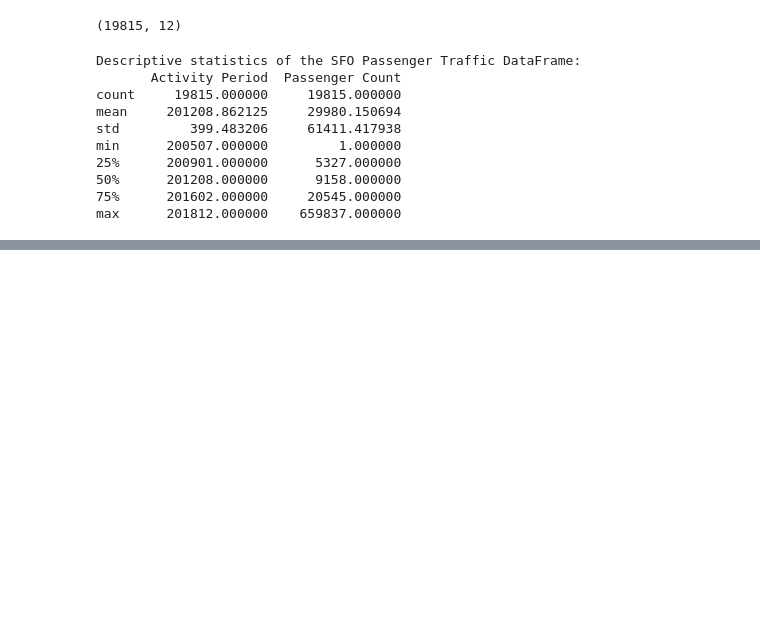
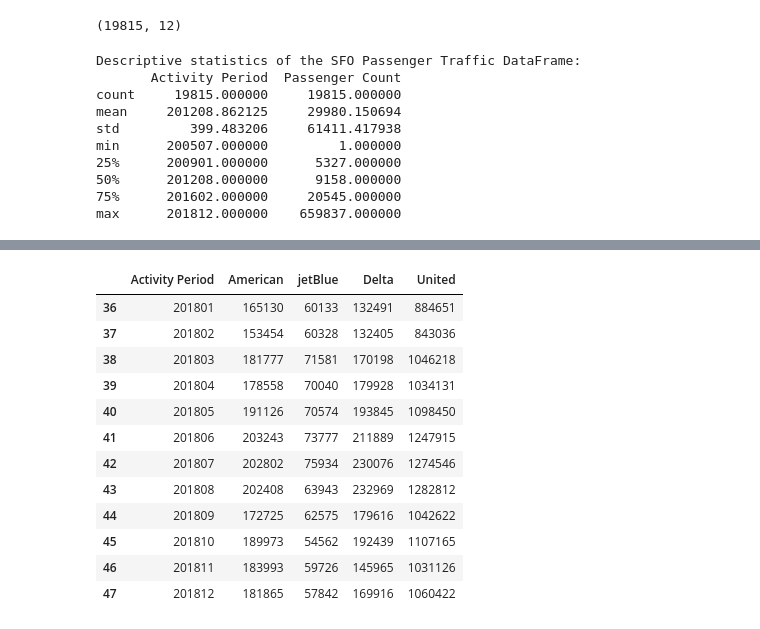
Before and after one commit to Saranyanv/test, a Jupyter notebook: 455_Assignment1.ipynb, the cells around one changed output, grey strips where cells are left out. Drawn from its saved outputs; the diff is of its cells as text; code cells hidden in the pictures; blank space fills up the shorter version.

```diff
--- a/455_Assignment1.ipynb
+++ b/455_Assignment1.ipynb
@@ -119,0 +162,16 @@ ax.xaxis.set_major_formatter(yearsFmt)
+# %%
+sfo_air_traffic_AA_UA_PIVOT.loc[sfo_air_traffic_AA_UA_PIVOT['Activity Period'] >= 201800]
+# %% [output]
+|  | Activity Period | American | jetBlue | Delta | United |
+| 36 | 201801 | 165130 | 60133 | 132491 | 884651 |
+| 37 | 201802 | 153454 | 60328 | 132405 | 843036 |
+| 38 | 201803 | 181777 | 71581 | 170198 | 1046218 |
+| 39 | 201804 | 178558 | 70040 | 179928 | 1034131 |
+| 40 | 201805 | 191126 | 70574 | 193845 | 1098450 |
+| 41 | 201806 | 203243 | 73777 | 211889 | 1247915 |
+| 42 | 201807 | 202802 | 75934 | 230076 | 1274546 |
+| 43 | 201808 | 202408 | 63943 | 232969 | 1282812 |
+| 44 | 201809 | 172725 | 62575 | 179616 | 1042622 |
+| 45 | 201810 | 189973 | 54562 | 192439 | 1107165 |
+| 46 | 201811 | 183993 | 59726 | 145965 | 1031126 |
+| 47 | 201812 | 181865 | 57842 | 169916 | 1060422 |
```
Also changed, not shown: parts of 7 cells of this notebook.
